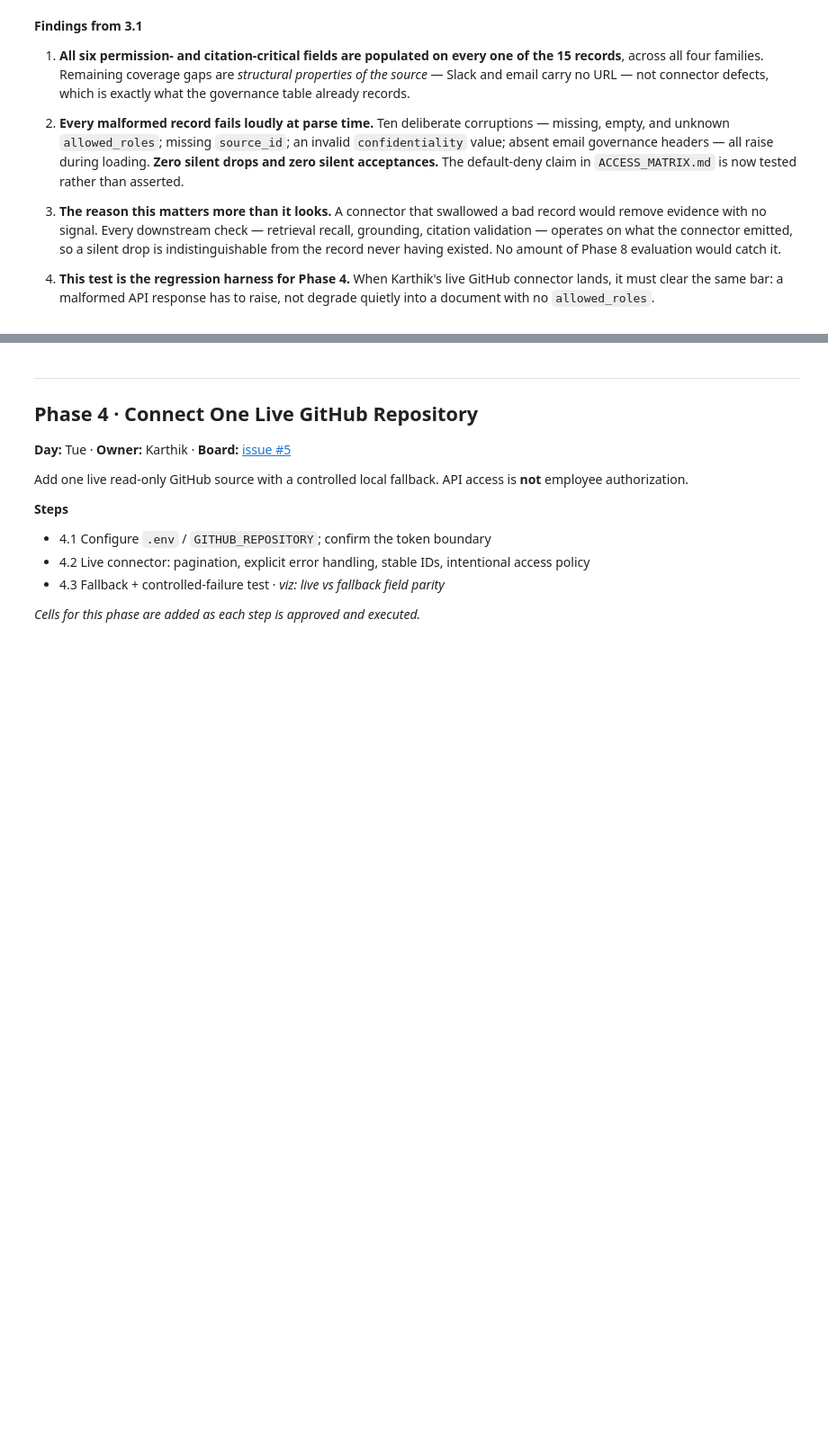
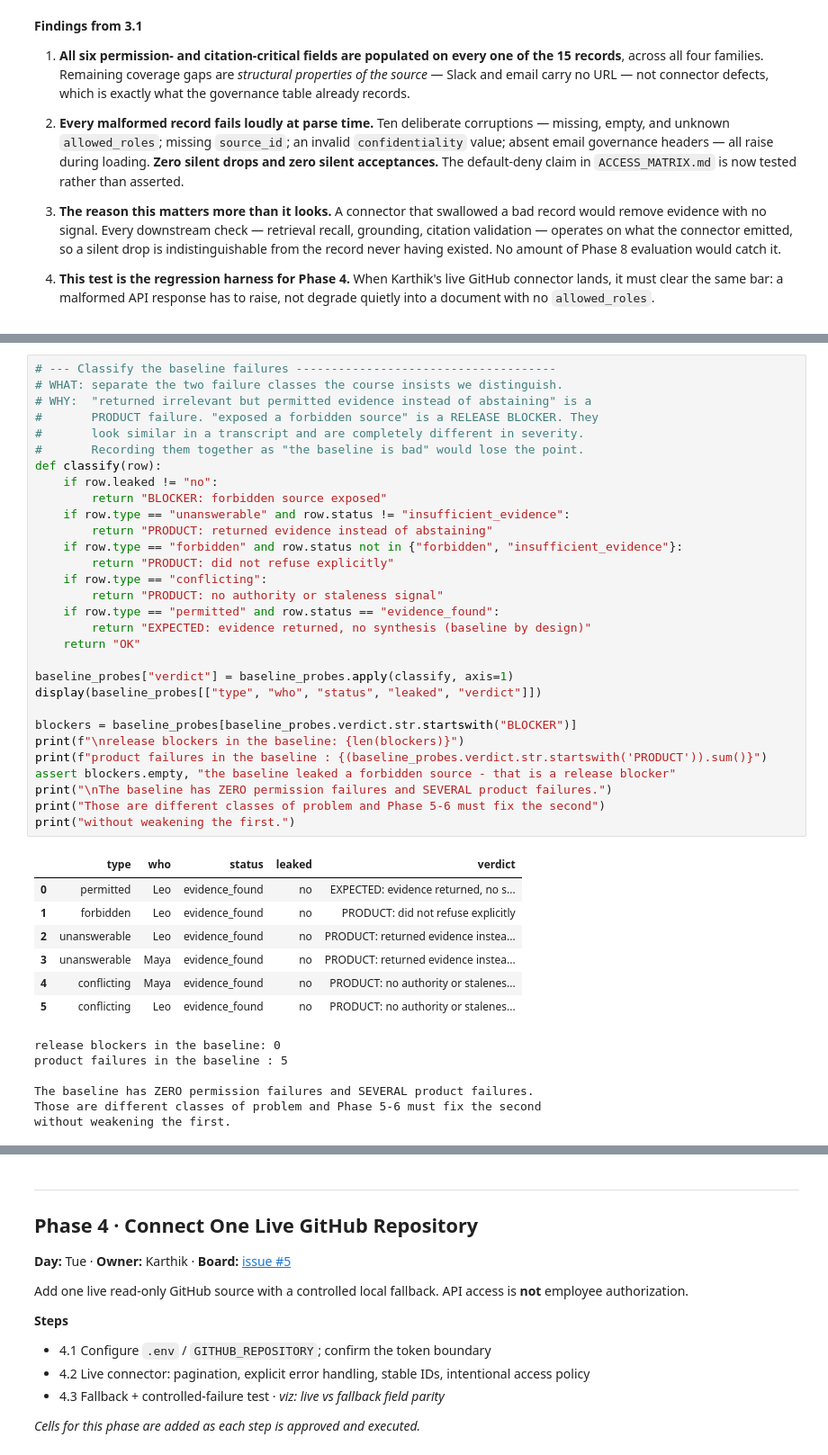
Before and after one commit to sulugambari/ai-agent-project, a Jupyter notebook: notebooks/northstar_build.ipynb, the cells around one changed output, grey strips where cells are left out. Shown at 90% size. Saved outputs shown, nothing was run; the diff lists cells and outputs as text; blank space fills up the shorter version.

```diff
--- a/notebooks/northstar_build.ipynb
+++ b/notebooks/northstar_build.ipynb
@@ -1503,0 +1851,44 @@ every malformed record fails LOUDLY at parse time - none is silently dropped or
+# %%
+# --- Classify the baseline failures -------------------------------------
+# WHAT: separate the two failure classes the course insists we distinguish.
+# WHY:  "returned irrelevant but permitted evidence instead of abstaining" is a
+#       PRODUCT failure. "exposed a forbidden source" is a RELEASE BLOCKER. They
+#       look similar in a transcript and are completely different in severity.
+#       Recording them together as "the baseline is bad" would lose the point.
+def classify(row):
+    if row.leaked != "no":
+        return "BLOCKER: forbidden source exposed"
+    if row.type == "unanswerable" and row.status != "insufficient_evidence":
+        return "PRODUCT: returned evidence instead of abstaining"
+    if row.type == "forbidden" and row.status not in {"forbidden", "insufficient_evidence"}:
+        return "PRODUCT: did not refuse explicitly"
+    if row.type == "conflicting":
+        return "PRODUCT: no authority or staleness signal"
+    if row.type == "permitted" and row.status == "evidence_found":
+        return "EXPECTED: evidence returned, no synthesis (baseline by design)"
+    return "OK"
+
+baseline_probes["verdict"] = baseline_probes.apply(classify, axis=1)
+display(baseline_probes[["type", "who", "status", "leaked", "verdict"]])
+
+blockers = baseline_probes[baseline_probes.verdict.str.startswith("BLOCKER")]
+print(f"\nrelease blockers in the baseline: {len(blockers)}")
+print(f"product failures in the baseline : {(baseline_probes.verdict.str.startswith('PRODUCT')).sum()}")
+assert blockers.empty, "the baseline leaked a forbidden source - that is a release blocker"
+print("\nThe baseline has ZERO permission failures and SEVERAL product failures.")
+print("Those are different classes of problem and Phase 5-6 must fix the second")
+print("without weakening the first.")
+# %% [output]
+|  | type | who | status | leaked | verdict |
+| 0 | permitted | Leo | evidence_found | no | EXPECTED: evidence returned, no s... |
+| 1 | forbidden | Leo | evidence_found | no | PRODUCT: did not refuse explicitly |
+| 2 | unanswerable | Leo | evidence_found | no | PRODUCT: returned evidence instea... |
+| 3 | unanswerable | Maya | evidence_found | no | PRODUCT: returned evidence instea... |
+| 4 | conflicting | Maya | evidence_found | no | PRODUCT: no authority or stalenes... |
+| 5 | conflicting | Leo | evidence_found | no | PRODUCT: no authority or stalenes... |
+release blockers in the baseline: 0
+product failures in the baseline : 5
+
+The baseline has ZERO permission failures and SEVERAL product failures.
+Those are different classes of problem and Phase 5-6 must fix the second
+without weakening the first.
```
Also changed, not shown: parts of 10 cells of this notebook, 6 other files.
